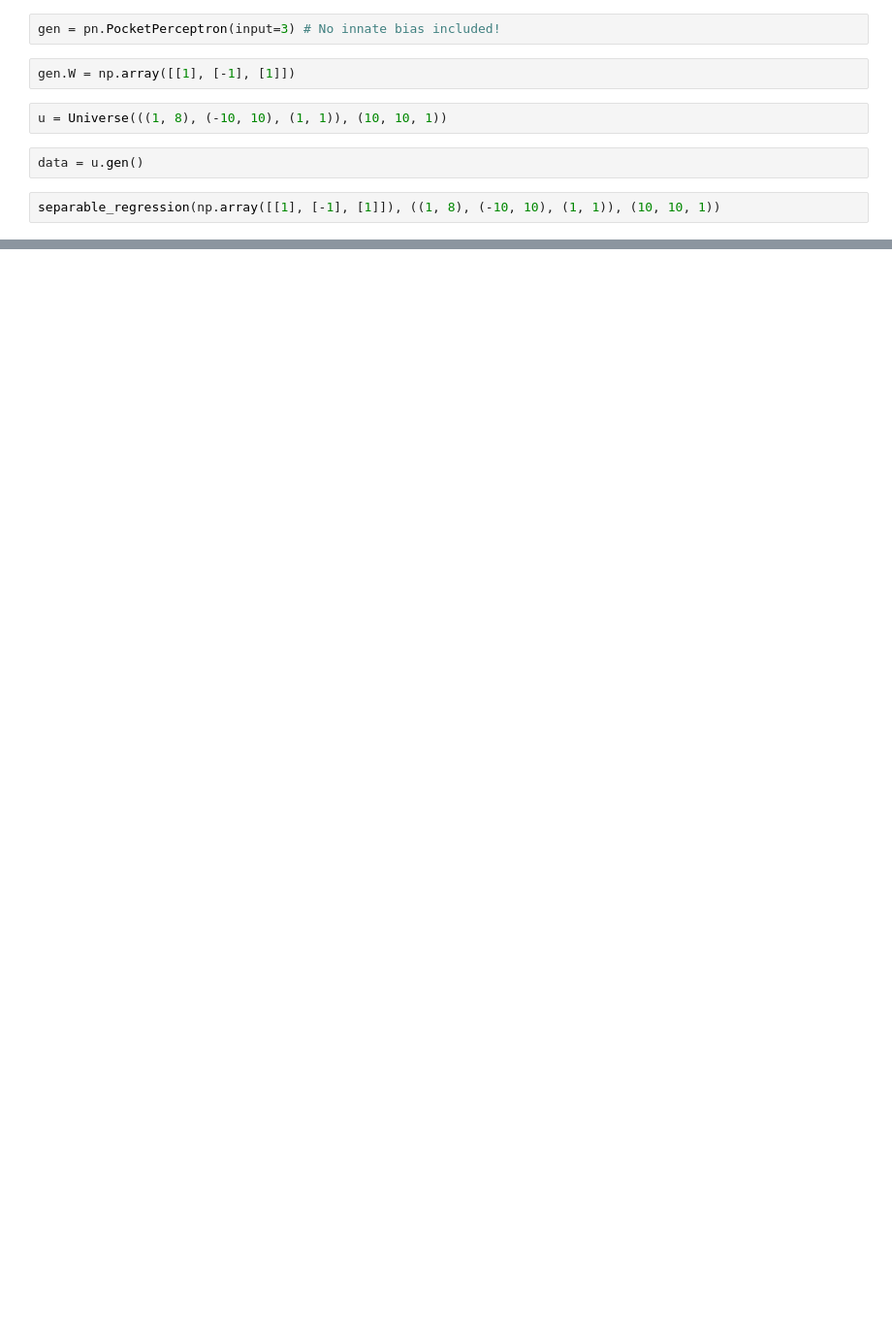
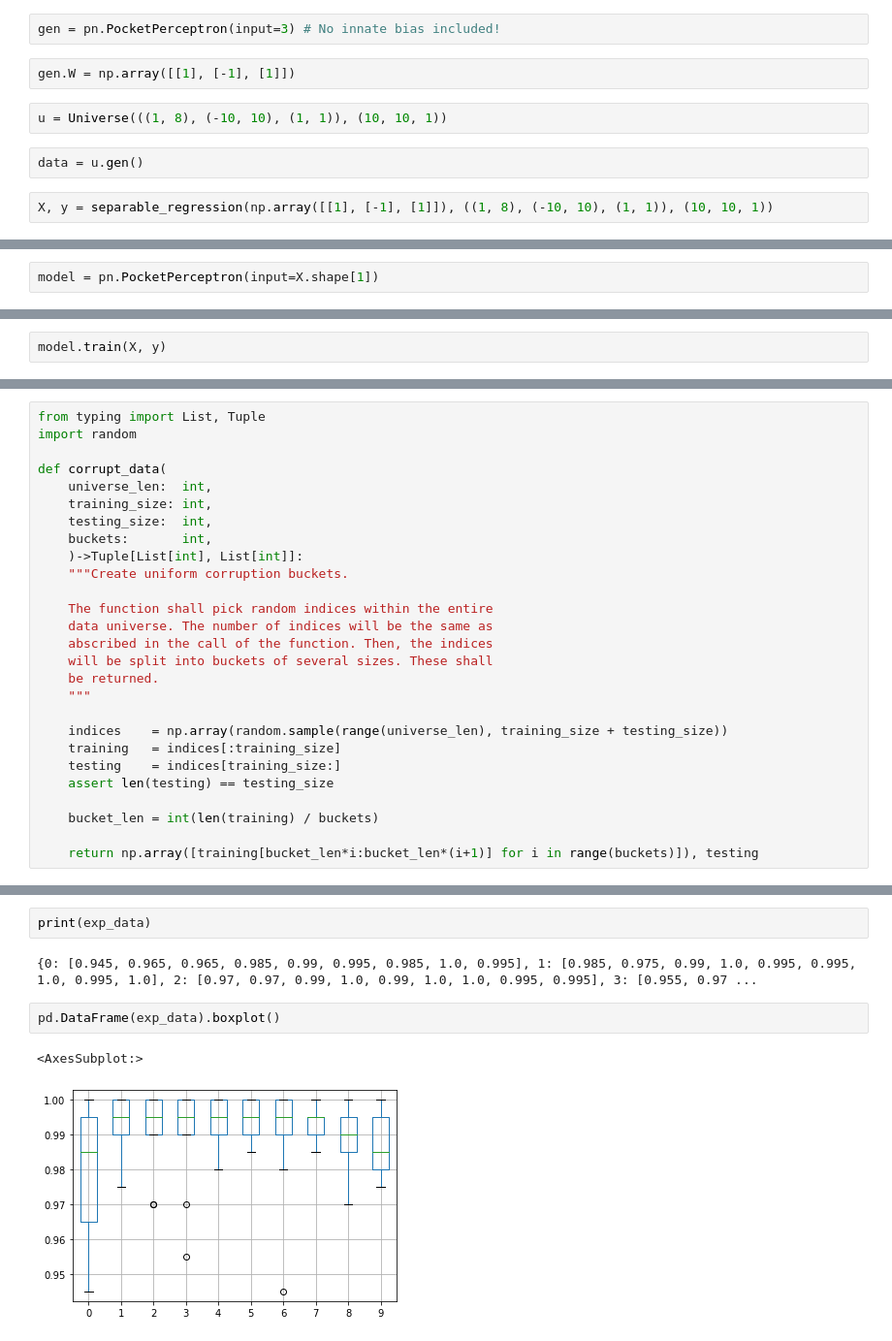
Before and after one commit to aguilarjose11/Perceptron-Corruption, a Jupyter notebook: Untitled.ipynb, the cells around one changed output, grey strips where cells are left out. Shown: that part at 97% size. Drawn from its saved outputs; the diff is of its cells as text; blank space fills up the shorter version.

```diff
--- a/Untitled.ipynb
+++ b/Untitled.ipynb
@@ -12,4 +13,4 @@ u = Universe(((1, 8), (-10, 10), (1, 1)), (10, 10, 1))
 # %%
 data = u.gen()
 # %%
-separable_regression(np.array([[1], [-1], [1]]), ((1, 8), (-10, 10), (1, 1)), (10, 10, 1))
+X, y = separable_regression(np.array([[1], [-1], [1]]), ((1, 8), (-10, 10), (1, 1)), (10, 10, 1))
@@ -73,0 +17,2 @@ array([[ 1.],
+# %%
+model = pn.PocketPerceptron(input=X.shape[1])
@@ -73,0 +39,2 @@ array([[ 1.],
+# %%
+model.train(X, y)
@@ -93,0 +49,27 @@ class PocketPerceptron(builtins.object)
+# %%
+from typing import List, Tuple
+import random
+
+def corrupt_data(
+    universe_len:  int,
+    training_size: int,
+    testing_size:  int,
+    buckets:       int,
+    )->Tuple[List[int], List[int]]:
+    """Create uniform corruption buckets.
+
+    The function shall pick random indices within the entire
+    data universe. The number of indices will be the same as
+    abscribed in the call of the function. Then, the indices
+    will be split into buckets of several sizes. These shall
+    be returned.
+    """
+
+    indices    = np.array(random.sample(range(universe_len), training_size + testing_size))
+    training   = indices[:training_size]
+    testing    = indices[training_size:]
+    assert len(testing) == testing_size
+
+    bucket_len = int(len(training) / buckets)
+
+    return np.array([training[bucket_len*i:bucket_len*(i+1)] for i in range(buckets)]), testing
@@ -93,0 +162,9 @@ class PocketPerceptron(builtins.object)
+# %%
+print(exp_data)
+# %% [output]
+{0: [0.945, 0.965, 0.965, 0.985, 0.99, 0.995, 0.985, 1.0, 0.995], 1: [0.985, 0.975, 0.99, 1.0, 0.995, 0.995, 1.0, 0.995, 1.0], 2: [0.97, 0.97, 0.99, 1.0, 0.99, 1.0, 1.0, 0.995, 0.995], 3: [0.955, 0.97 ...
+# %%
+pd.DataFrame(exp_data).boxplot()
+# %% [output]
+<AxesSubplot:>
+[figure, added]
```
Also changed, not shown: parts of 11 cells of this notebook, 1 other file.
